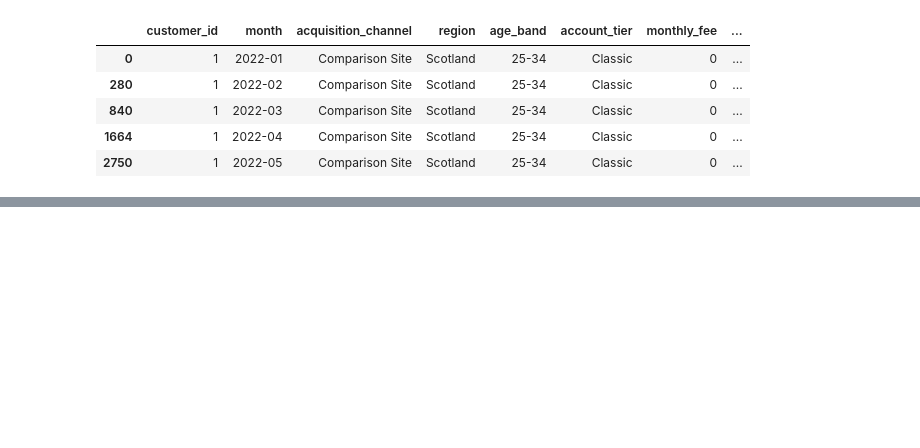
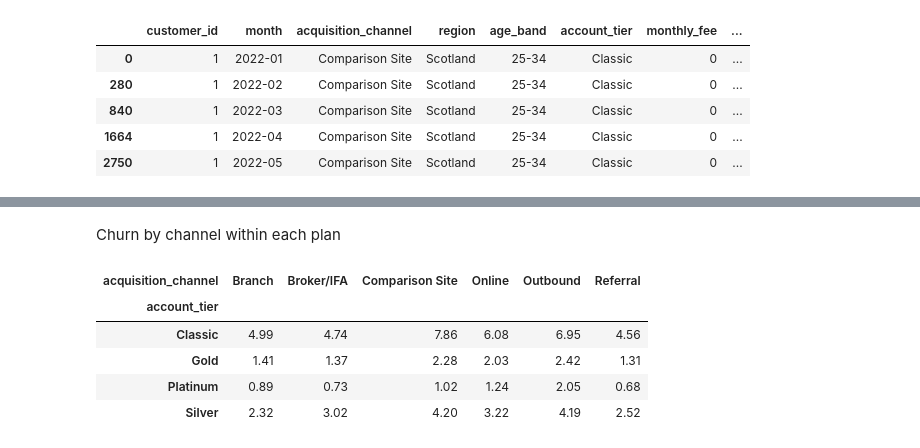
Before and after one commit to geraintmelville/moneycraft_project, a Jupyter notebook: MoneyCraft.ipynb, the cells around one changed output, grey strips where cells are left out. Saved outputs shown, nothing was run; the diff lists cells and outputs as text; code cells hidden in the pictures; blank space fills up the shorter version.

```diff
--- a/MoneyCraft.ipynb
+++ b/MoneyCraft.ipynb
@@ -413,0 +520,7 @@ df.head()
+# %%
+paying = df[df['joined_on_promo'] == False].copy()
+
+paying['next_month'] = paying.groupby('customer_id')['month'].shift(-1)   # peek at next month
+paying['is_last_row'] = paying['next_month'].isna()
+paying['churned_here'] = paying['is_last_row'] & (paying['month'] < final_month)
+paying[['customer_id', 'month', 'next_month', 'churned_here']].head()
@@ -413,0 +558,12 @@ df.head()
+# %% [markdown]
+Churn by channel within each plan
+# %%
+within = (paying.groupby(['account_tier', 'acquisition_channel'])['churned_here'].mean() * 100).round(2)
+within.unstack()
+# %% [output]
+| acquisition_channel | Branch | Broker/IFA | Comparison Site | Online | Outbound | Referral |
+| account_tier |  |  |  |  |  |  |
+| Classic | 4.99 | 4.74 | 7.86 | 6.08 | 6.95 | 4.56 |
+| Gold | 1.41 | 1.37 | 2.28 | 2.03 | 2.42 | 1.31 |
+| Platinum | 0.89 | 0.73 | 1.02 | 1.24 | 2.05 | 0.68 |
+| Silver | 2.32 | 3.02 | 4.20 | 3.22 | 4.19 | 2.52 |
```
Also changed, not shown: parts of 40 cells of this notebook.
